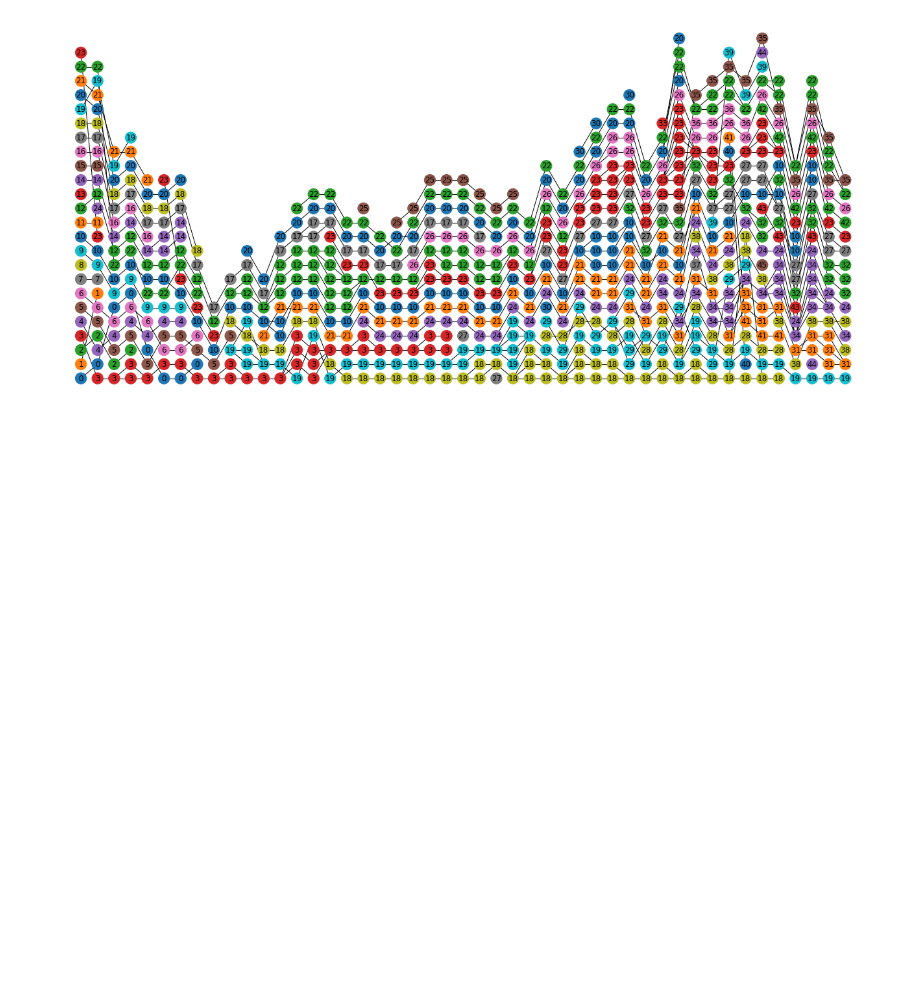
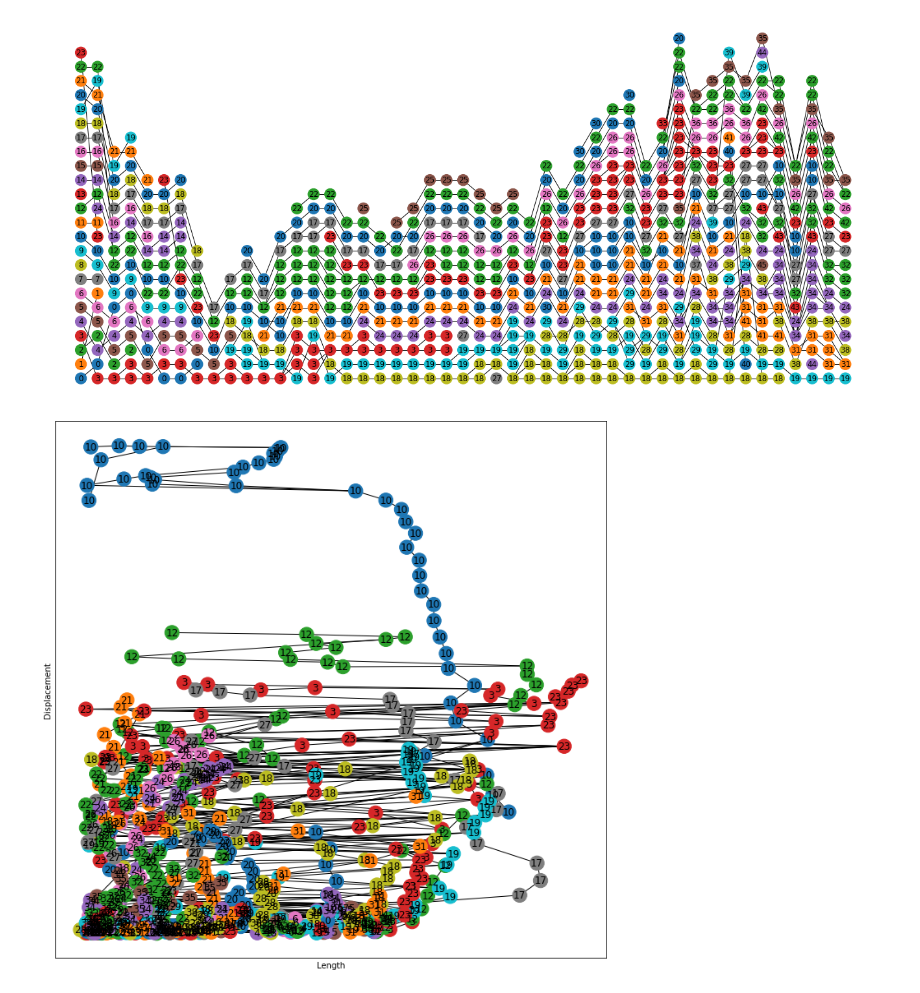
Before and after one commit to thilowrona/fatbox, a Jupyter notebook: examples/6-evolution/6-evolution.ipynb, the cells around one changed output. Cells and saved outputs as stored; diff of their text form; code cells hidden in the pictures; blank space fills up the shorter version.

```diff
--- a/examples/6-evolution/6-evolution.ipynb
+++ b/examples/6-evolution/6-evolution.ipynb
@@ -364,3 +378,20 @@ nx.draw(H,
         node_color = get_node_colors(H, 'fault'))
 # %% [output]
 [figure]
+# %%
+attribute_0 = 'length'
+attribute_1 = 'displacement'
+
+fig, ax = plt.subplots(figsize=(12,12))
+nx.draw(H,
+        pos = dict(zip([node for node in H], [(H.nodes[node][attribute_0], H.nodes[node][attribute_1]) for node in H])),
+        labels=nx.get_node_attributes(H, 'fault'),
+        with_labels=True,
+        node_color = get_node_colors(H, 'fault'),
+        ax=ax)
+ax.set_xlabel('Length')
+ax.set_ylabel('Displacement')
+ax.axis('on')
+plt.show()
+# %% [output]
+[figure, added]
```
Also changed, not shown: parts of 14 cells of this notebook.
